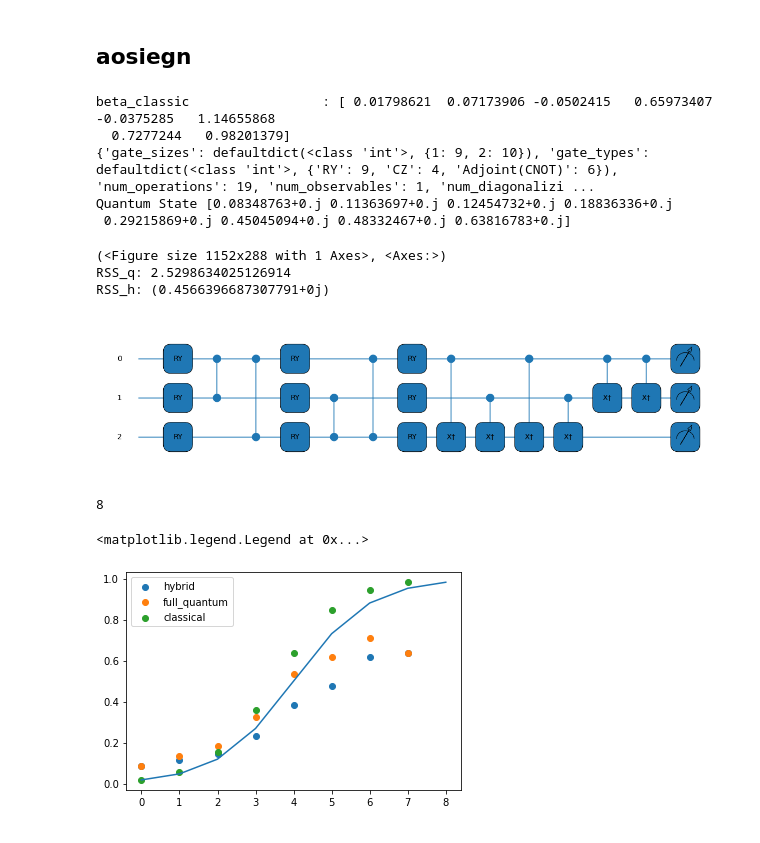
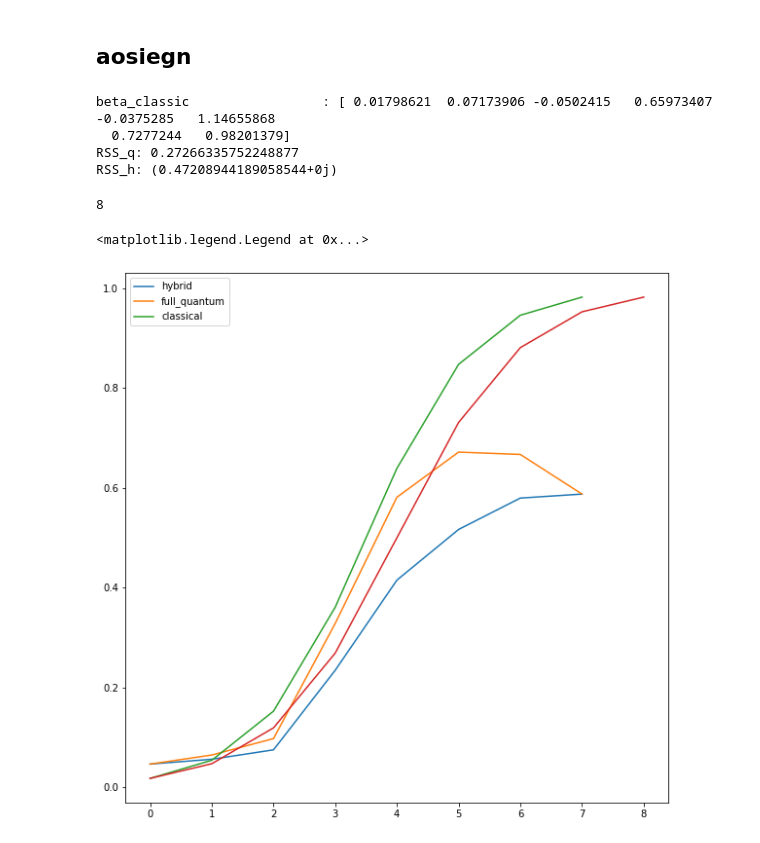
Before and after one commit to inajetovic/Variational-Quantum-Splines, a Jupyter notebook: test.ipynb, the cells around one changed output. Drawn from its saved outputs; the diff is of its cells as text; code cells hidden in the pictures.

```diff
--- a/test.ipynb
+++ b/test.ipynb
@@ -6,7 +6,7 @@ lower = 0.
 upper = 1.
 n_step = 8
 f_i = 0.0
-MAX_ITER = 30
+MAX_ITER = 100
 
 nq=3
 # K = 2^n = dim(T)-2
@@ -460,7 +76,7 @@ vqls_circuit = VQLS(matrix,v_norm,nq,opt='COBYLA')
 
 print('Optimizing variational params..')
 start = time.time()
-weights = vqls_circuit.train(max_iter=MAX_ITER)  #########################################
+weights = vqls_circuit.train(max_iter=MAX_ITER, warm_start= weights)
 end = time.time()
 print("The time of execution of above program is :", end-start)
 q = vqls_circuit.solution(weights, True)
@@ -505,8 +122,8 @@ y_q=np.dot(matrix,q) #hybrid
                      #Quantum
 y_fq=[]
 for el in matrix:
-  y_fq.append(vqls_circuit.direct_prod2(weights,el,visualize=True))
-  break
+  y_fq.append(vqls_circuit.direct_prod2(weights,el))
+
 rss_full = np.sum(np.square(np.array(y_c) - np.array(y_fq)))
 rss_hybr = np.sum(np.square(np.array(y_c) - np.array(y_q)))
 
@@ -515,23 +132,19 @@ print('RSS_h:',rss_hybr)
 # %% [output]
 beta_classic                 : [ 0.01798621  0.07173906 -0.0502415   0.65973407 -0.0375285   1.14655868
   0.7277244   0.98201379]
-{'gate_sizes': defaultdict(<class 'int'>, {1: 9, 2: 10}), 'gate_types': defaultdict(<class 'int'>, {'RY': 9, 'CZ': 4, 'Adjoint(CNOT)': 6}), 'num_operations': 19, 'num_observables': 1, 'num_diagonalizi ...
-Quantum State [0.08348763+0.j 0.11363697+0.j 0.12454732+0.j 0.18836336+0.j
- 0.29215869+0.j 0.45045094+0.j 0.48332467+0.j 0.63816783+0.j]
+RSS_q: 0.27266335752248877
+RSS_h: (0.47208944189058544+0j)
-(<Figure size 1152x288 with 1 Axes>, <Axes:>)
-RSS_q: 2.5298634025126914
-RSS_h: (0.4566396687307791+0j)
-[figure, removed]
 # %%
 len(y_fq)
 # %% [output]
 8
 # %%
-plt.scatter(range(len(y_fq)),y_q,label= "hybrid")
-plt.scatter(range(len(y_fq)),y_fq, label="full_quantum")
-plt.scatter(range(len(y_fq)),y_c, label="classical")
+plt.figure(figsize=(10,10))
+plt.plot(range(len(y_fq)),y_q,label= "hybrid")
+plt.plot(range(len(y_fq)),y_fq, label="full_quantum")
+plt.plot(range(len(y_fq)),y_c, label="classical")
 plt.plot(y)
 plt.legend()
 # %% [output]
 <matplotlib.legend.Legend at 0x...>
-[figure, old version]
+[figure, new version]
```
Also changed, not shown: parts of 9 cells of this notebook, 3 other files.
